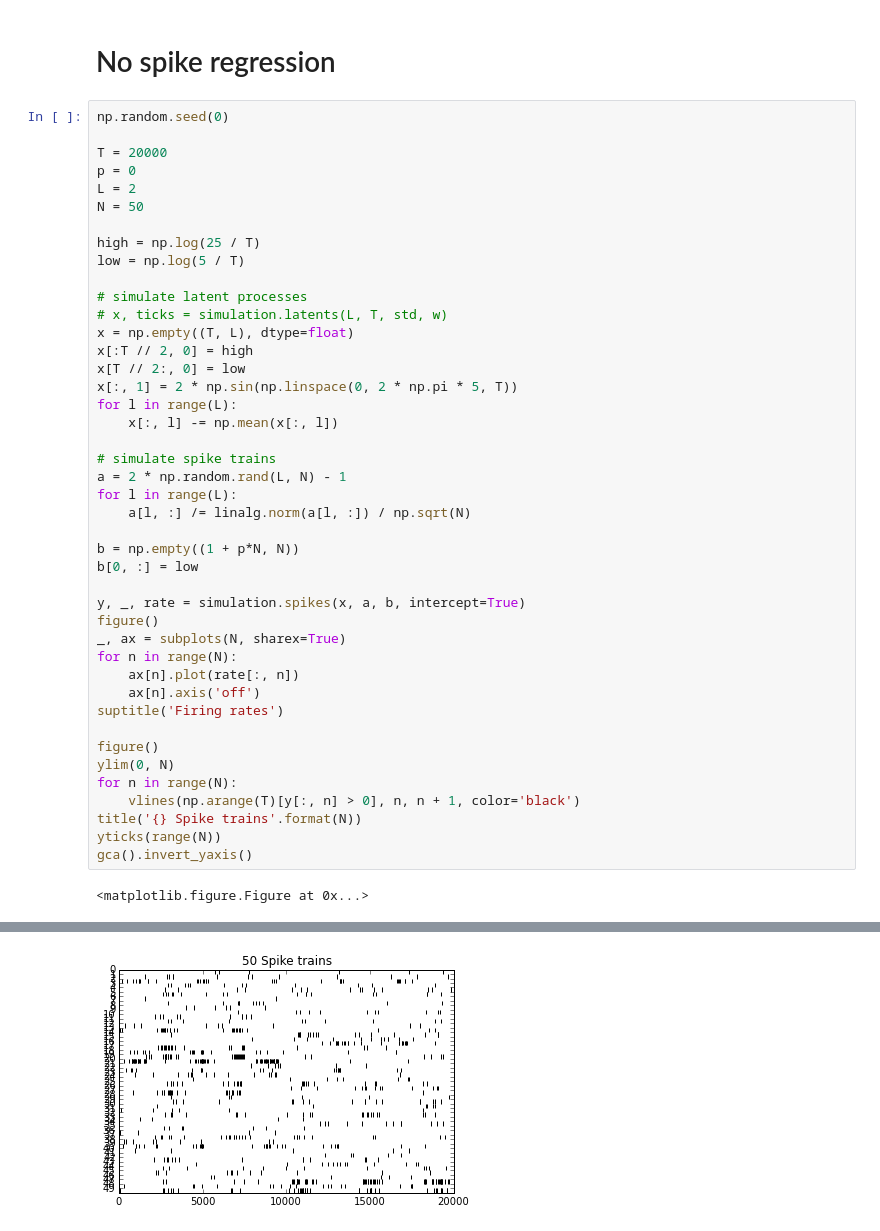
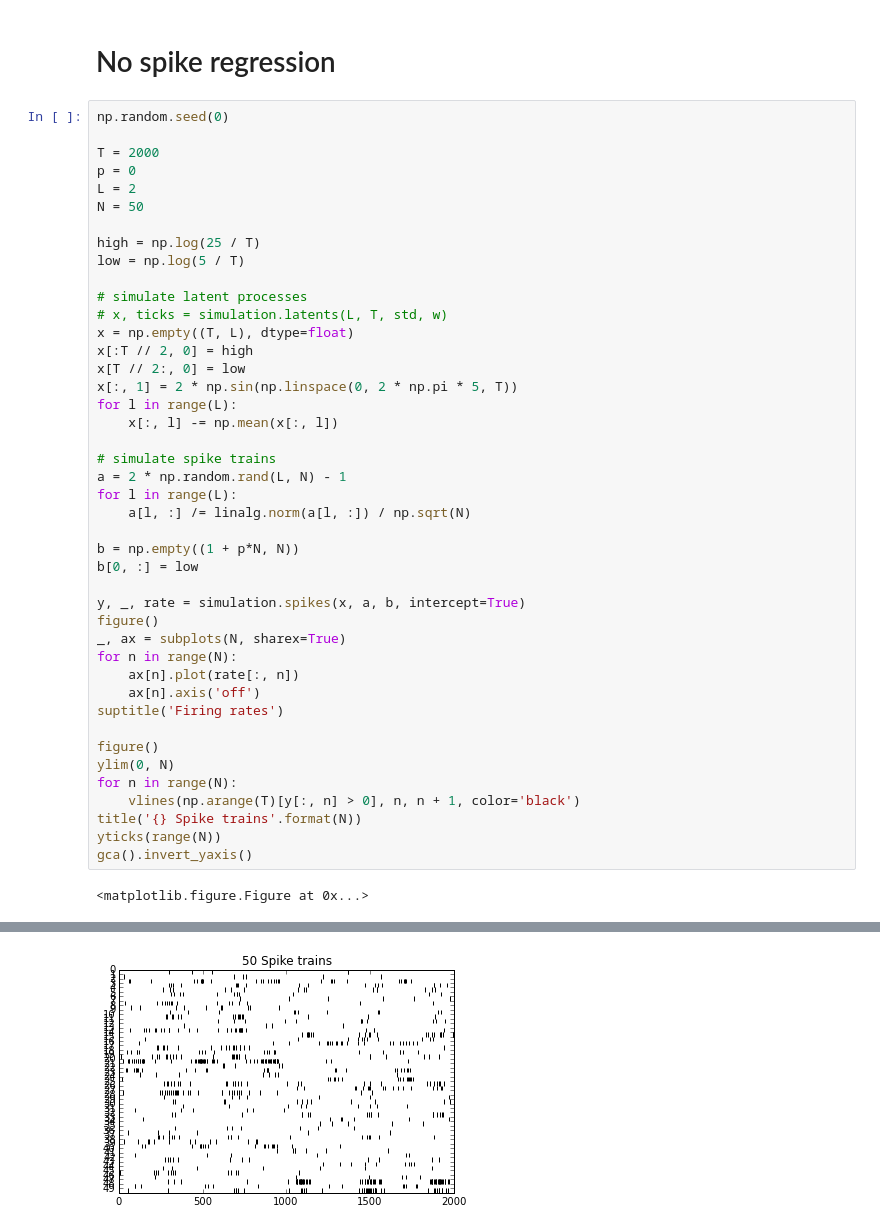
Before and after one commit to catniplab/vlgp, a Jupyter notebook: latent_only.ipynb, the cells around one changed output, grey strips where cells are left out. Saved outputs shown, nothing was run; the diff lists cells and outputs as text.

```diff
--- a/latent_only.ipynb
+++ b/latent_only.ipynb
@@ -20,7 +21,7 @@ import simulation
 # %%
 np.random.seed(0)
 
-T = 20000
+T = 2000
 p = 0
 L = 2
 N = 50
@@ -66,4 +67,4 @@ gca().invert_yaxis()
-[figure, old version]
+[figure, new version]
 # %%
 fa = FactorAnalysis(n_components=L)
 m0 = fa.fit_transform(y)
```
Also changed, not shown: parts of 7 cells of this notebook, 3 other files.
